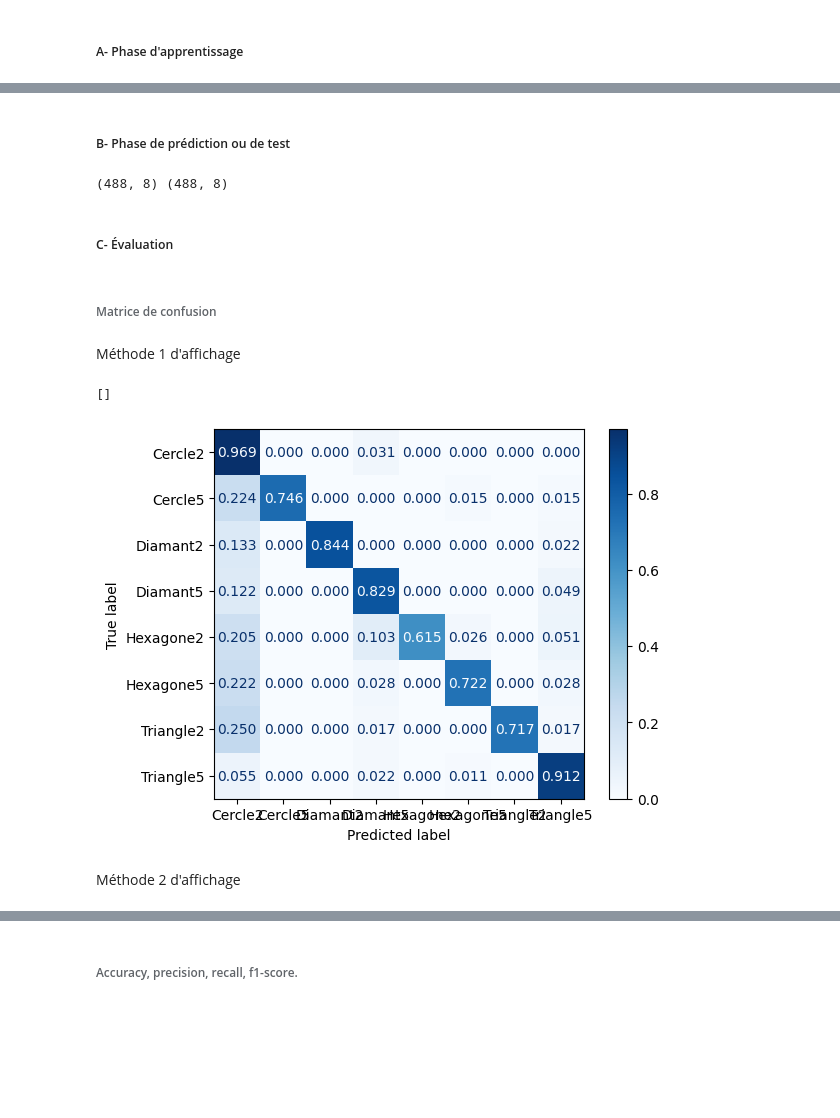
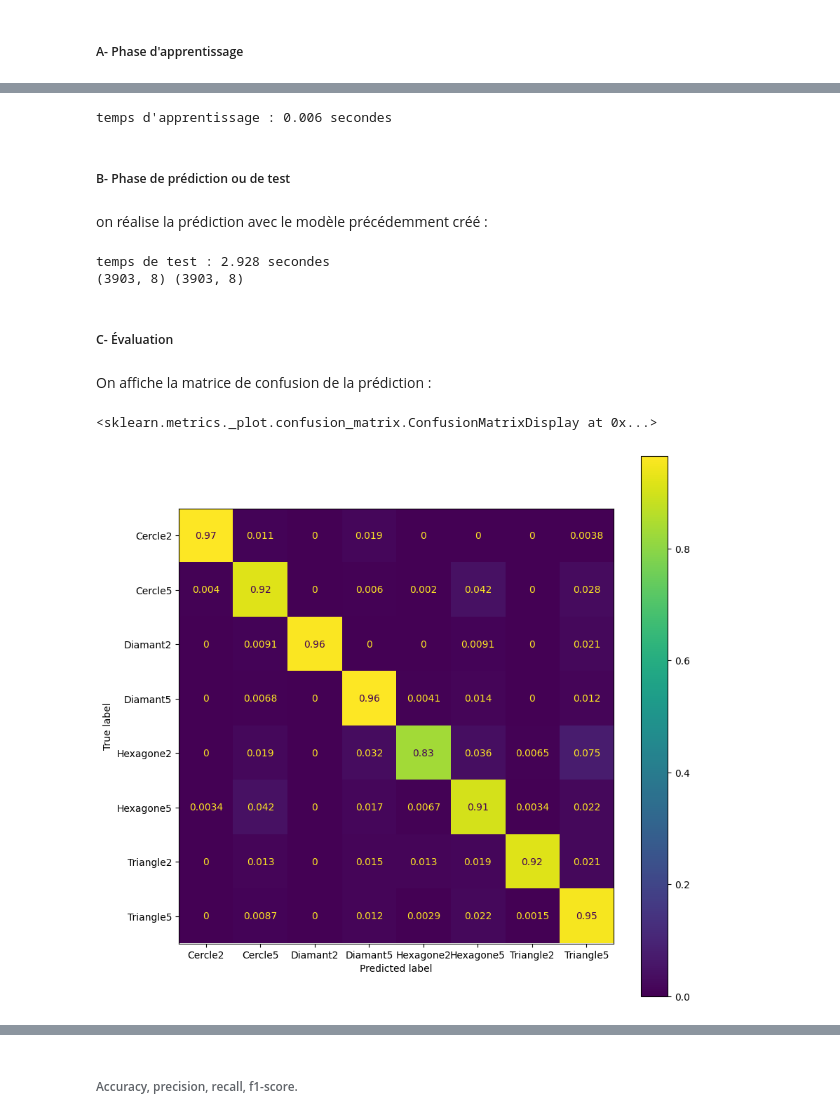
Before and after one commit to damiendesvent/LOG635-H2023-EqA, a Jupyter notebook: Labo_2/src/log-635_labo_2_eqA.ipynb, the cells around one changed output, grey strips where cells are left out. Cells and saved outputs as stored; diff of their text form; code cells hidden in the pictures; blank space fills up the shorter version.

```diff
--- a/Labo_2/src/log-635_labo_2_eqA.ipynb
+++ b/Labo_2/src/log-635_labo_2_eqA.ipynb
@@ -87,14 +238,7 @@ print(Y.shape)
 # %%
 from sklearn.preprocessing import label_binarize
 
-#Change the label to one hot vector
-'''
-[0]--->[1 0 0]
-[1]--->[0 1 0]
-[2]--->[0 0 1]
-'''
-
 # on modifie le nombre de classes en fonction du dataset directement
-Y = label_binarize(Y, classes=range(len(iris.target_names)))
+Y = label_binarize(Y, classes=range(len(dataset.target_names)))
 print(Y.shape)
 # %% [output]
@@ -138,35 +296,56 @@ KNeighborsClassifier(n_neighbors=6)
+# %%
+import time
+
+start = time.time()
+
+knn = KNeighborsClassifier(n_neighbors=1)
+
+# on entraine le modèle
+knn.fit(x_train_val,y_train_val) # on combine l'ensemble d'entrainement et de validation
+
+end = time.time()
+
+training_time_knn = end - start
+print('temps d\'apprentissage : {:.3f} secondes'.format(training_time_knn))
+# %% [output]
+temps d'apprentissage : 0.006 secondes
 # %% [markdown]
 ##### B- Phase de prédiction ou de test
+# %% [markdown]
+on réalise la prédiction avec le modèle précédemment créé :
 # %%
-#Prédisez les étiquettes de classe pour les données fournies, dans ce cas, j'ai donné le x_test que j'ai déjà préparé au début.
-y_pred=knn.predict(x_test)
+start = time.time()
+
+y_pred_knn = knn.predict(x_test)
+
+end = time.time()
+
+testing_time_knn = end - start
+
+print('temps de test : {:.3f} secondes'.format(testing_time_knn))
 print(y_pred.shape, y_test.shape)
 # %% [output]
-(488, 8) (488, 8)
+temps de test : 2.928 secondes
+(3903, 8) (3903, 8)
 # %% [markdown]
 ##### C- Évaluation
 # %% [markdown]
-###### Matrice de confusion
+On affiche la matrice de confusion de la prédiction :
-# %% [markdown]
-Méthode 1 d'affichage
 # %%
 from sklearn.metrics import ConfusionMatrixDisplay
 
-class_names = iris.target_names.tolist()
+class_names = dataset.target_names.tolist()
 
 # the confusion matrix is normalized over the true conditions (e.g. rows);
 cf_matrix = confusion_matrix(y_true=y_test.argmax(axis=1),
-                             y_pred=y_pred.argmax(axis=1),
+                             y_pred=y_pred_knn.argmax(axis=1),
                              normalize='true')
 
 cf_disp = ConfusionMatrixDisplay(confusion_matrix=cf_matrix,
                                display_labels=class_names)
 
-test= cf_disp.plot(cmap=plt.cm.Blues,
-              values_format='.3f', xticks_rotation='horizontal')
-plt.plot()
+fig, ax = plt.subplots(figsize=(10,10))
+cf_disp.plot(ax=ax)
 # %% [output]
-[]
+<sklearn.metrics._plot.confusion_matrix.ConfusionMatrixDisplay at 0x...>
-[figure, old version]
+[figure, new version]
-# %% [markdown]
-Méthode 2 d'affichage
```
Also changed, not shown: parts of 64 cells of this notebook, 1 other file.
